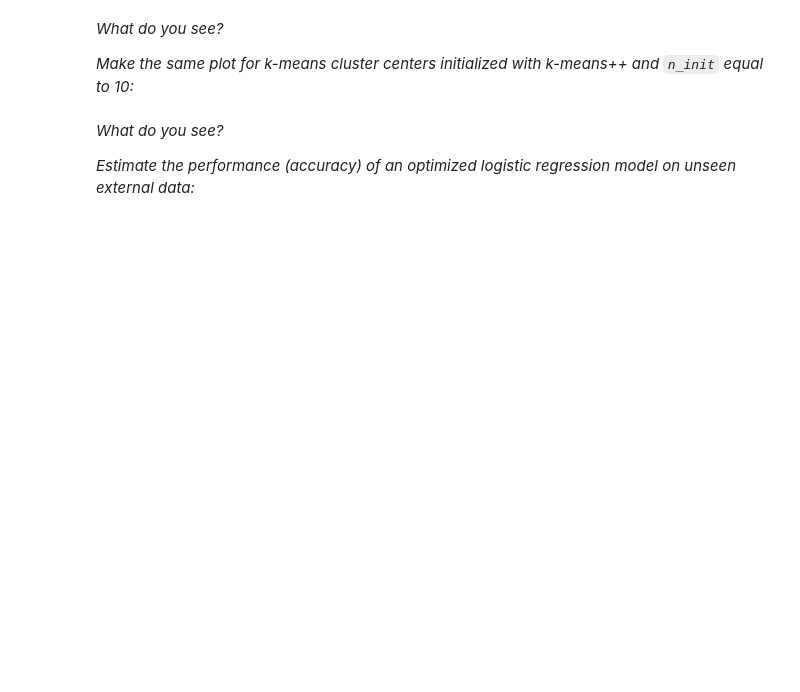
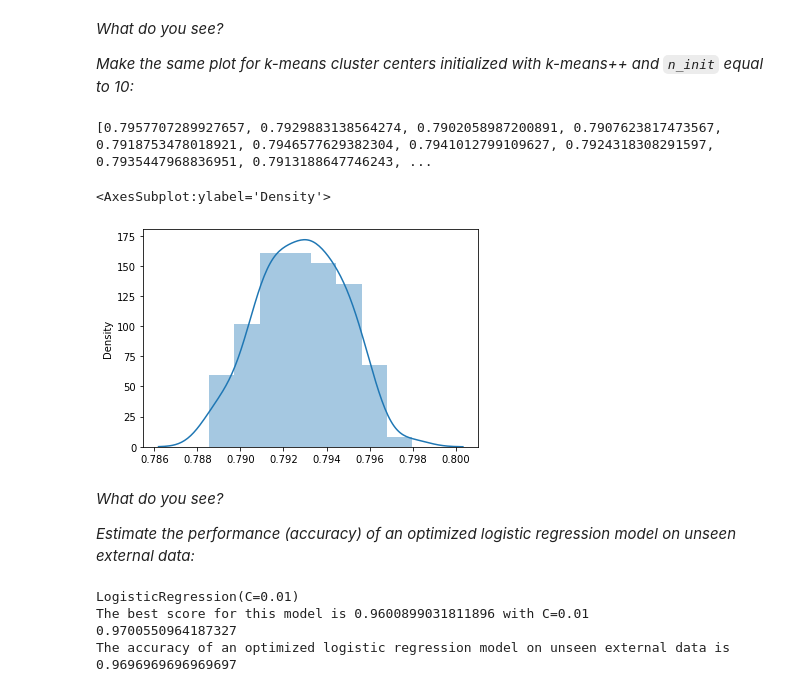
Before and after one commit to drylse/UGent_ML, a Jupyter notebook: Kmeans.ipynb, the cells around one changed output. Drawn from its saved outputs; the diff is of its cells as text; code cells hidden in the pictures; blank space fills up the shorter version.

```diff
--- a/Kmeans.ipynb
+++ b/Kmeans.ipynb
@@ -271,3 +286,23 @@ kmeans_accuracies = []
+# %%
+kmeans_accuracies = []
+
+#Start code here
+for k in range(100):
+    kmeans = KMeans(n_clusters = 10, init='k-means++', n_init=10).fit(digits.data)
+    clusters = kmeans.predict(digits.data)
+    cluster_labels = np.zeros_like(clusters)
+    for i in range(10):
+        mask = (clusters == i)
+        cluster_labels[mask] = mode(digits.target[mask])[0]
+    kmeans_accuracies += [metrics.accuracy_score(digits.target, cluster_labels)]
+
+print(kmeans_accuracies)
+sns.distplot(kmeans_accuracies)
+#End code here
+# %% [output]
+[0.7957707289927657, 0.7929883138564274, 0.7902058987200891, 0.7907623817473567, 0.7918753478018921, 0.7946577629382304, 0.7941012799109627, 0.7924318308291597, 0.7935447968836951, 0.7913188647746243, ...
+<AxesSubplot:ylabel='Density'>
+[figure, added]
 # %% [markdown]
 *What do you see?*
 
@@ -277,0 +310,44 @@ kmeans_accuracies = []
+# %%
+#Start code here
+
+from sklearn.model_selection import train_test_split, cross_val_score, GridSearchCV
+from sklearn.linear_model import LogisticRegression
+
+# train test split
+X_train, X_test, y_train, y_test = train_test_split(digits.data, digits.target, test_size=0.33, random_state=42)
+
+# GridSearchCV
+search_space = [0.001,0.01,0.1,1,10,100]
+params = dict(C=search_space)
+
+model = LogisticRegression()
+grid_search = GridSearchCV(model, params)
+grid_search.fit(X_train,y_train)
+best_score = grid_search.best_score_
+print(grid_search.best_estimator_)
+
+print("The best score for this model is " + str(grid_search.best_score_) +
+     " with C=0.01")
+
+# cross validation
+
+model = LogisticRegression(C=0.01)
+scores = cross_val_score(model, X_train, y_train, cv=10)
+
+# fitting the model
+
+model.fit(X_train,y_train)
+
+# predictions
+
+predictions = model.predict(X_test)
+
+score_acc = metrics.accuracy_score(y_test, predictions)
+print("The accuracy of an optimized logistic regression model on unseen external data is " +str(score_acc))
+
+#End code here
+# %% [output]
+LogisticRegression(C=0.01)
+The best score for this model is 0.9600899031811896 with C=0.01
+0.9700550964187327
+The accuracy of an optimized logistic regression model on unseen external data is 0.9696969696969697
```
Also changed, not shown: parts of 10 cells of this notebook.
